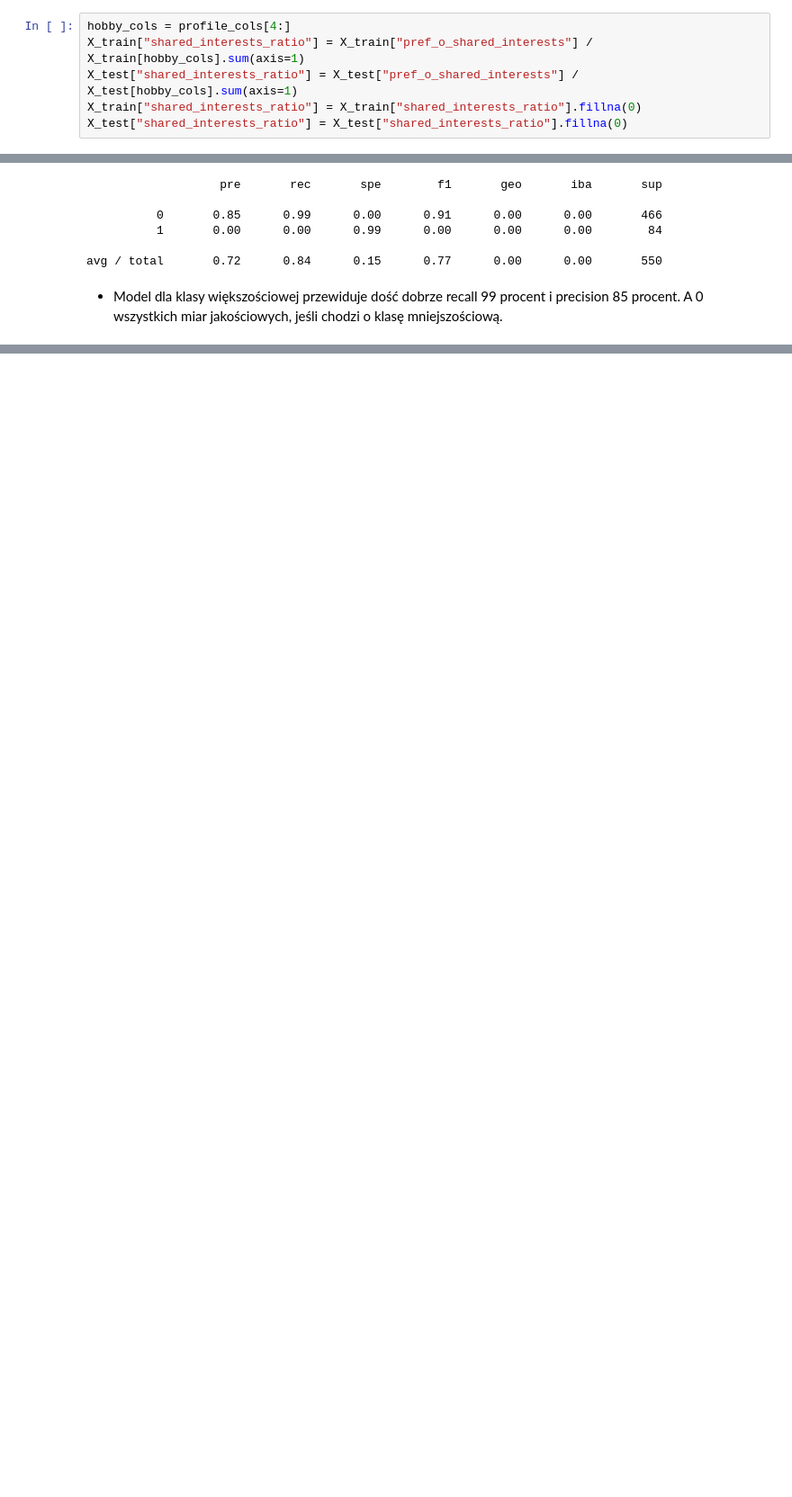
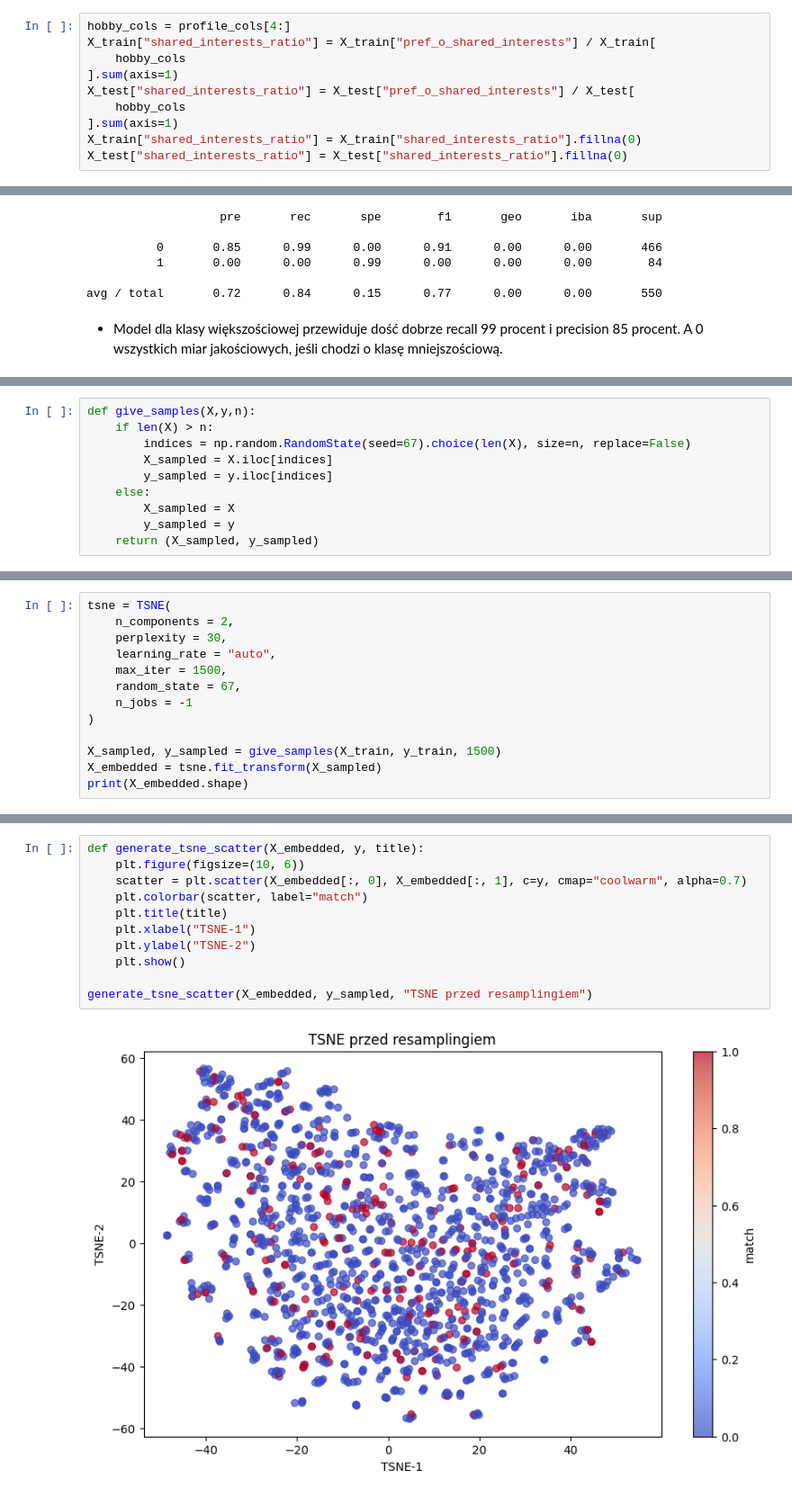
Before and after one commit to Zajecia-na-PWr-LR/lista6-dawidmuszynski1, a Jupyter notebook: SpeedDating.ipynb, the cells around one changed output, grey strips where cells are left out. Shown at 90% size. Cells and saved outputs as stored; diff of their text form; blank space fills up the shorter version.

```diff
--- a/SpeedDating.ipynb
+++ b/SpeedDating.ipynb
@@ -307,8 +361,12 @@ X_test[categorical_cols] = X_test[categorical_cols].fillna(modes)
 - Resztę braków wypełniam medianą dla danych numerycznych i modą dla kategorycznych
 # %%
 hobby_cols = profile_cols[4:]
-X_train["shared_interests_ratio"] = X_train["pref_o_shared_interests"] / X_train[hobby_cols].sum(axis=1)
-X_test["shared_interests_ratio"] = X_test["pref_o_shared_interests"] / X_test[hobby_cols].sum(axis=1)
+X_train["shared_interests_ratio"] = X_train["pref_o_shared_interests"] / X_train[
+    hobby_cols
+].sum(axis=1)
+X_test["shared_interests_ratio"] = X_test["pref_o_shared_interests"] / X_test[
+    hobby_cols
+].sum(axis=1)
 X_train["shared_interests_ratio"] = X_train["shared_interests_ratio"].fillna(0)
 X_test["shared_interests_ratio"] = X_test["shared_interests_ratio"].fillna(0)
 # %% [markdown]
@@ -396,0 +457,10 @@ avg / total       0.72      0.84      0.15      0.77      0.00      0.00       5
+# %%
+def give_samples(X,y,n):
+    if len(X) > n:
+        indices = np.random.RandomState(seed=67).choice(len(X), size=n, replace=False)
+        X_sampled = X.iloc[indices]
+        y_sampled = y.iloc[indices]
+    else:
+        X_sampled = X
+        y_sampled = y
+    return (X_sampled, y_sampled)
@@ -396,0 +469,13 @@ avg / total       0.72      0.84      0.15      0.77      0.00      0.00       5
+# %%
+tsne = TSNE(
+    n_components = 2,
+    perplexity = 30,
+    learning_rate = "auto",
+    max_iter = 1500,
+    random_state = 67,
+    n_jobs = -1
+)
+
+X_sampled, y_sampled = give_samples(X_train, y_train, 1500)
+X_embedded = tsne.fit_transform(X_sampled)
+print(X_embedded.shape)
@@ -396,0 +486,13 @@ avg / total       0.72      0.84      0.15      0.77      0.00      0.00       5
+# %%
+def generate_tsne_scatter(X_embedded, y, title):
+    plt.figure(figsize=(10, 6))
+    scatter = plt.scatter(X_embedded[:, 0], X_embedded[:, 1], c=y, cmap="coolwarm", alpha=0.7)
+    plt.colorbar(scatter, label="match")
+    plt.title(title)
+    plt.xlabel("TSNE-1")
+    plt.ylabel("TSNE-2")
+    plt.show()
+
+generate_tsne_scatter(X_embedded, y_sampled, "TSNE przed resamplingiem")
+# %% [output]
+[figure, added]
```
Also changed, not shown: parts of 24 cells of this notebook, 3 other files.
